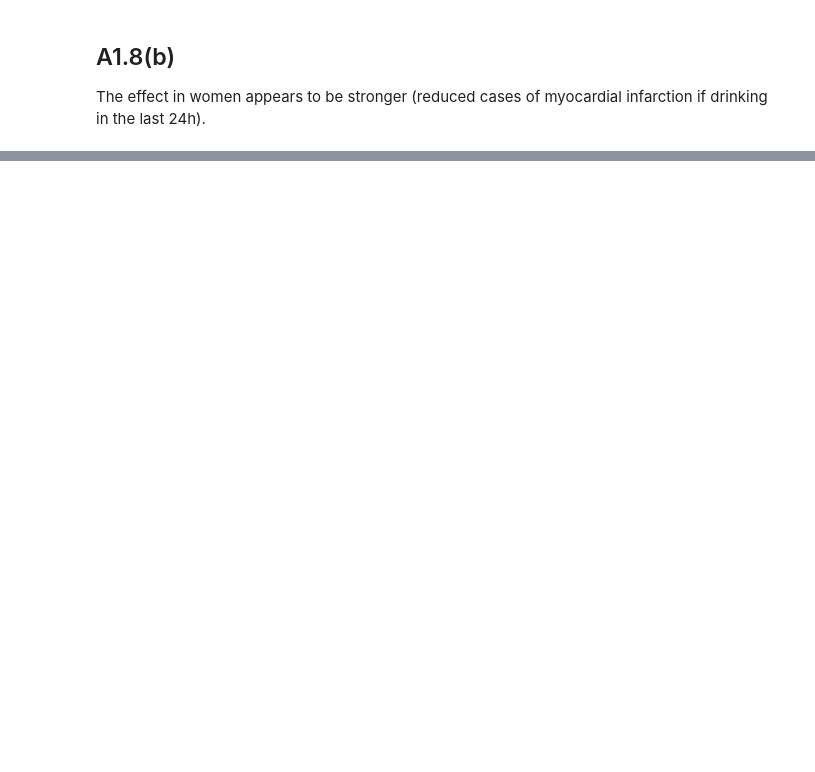
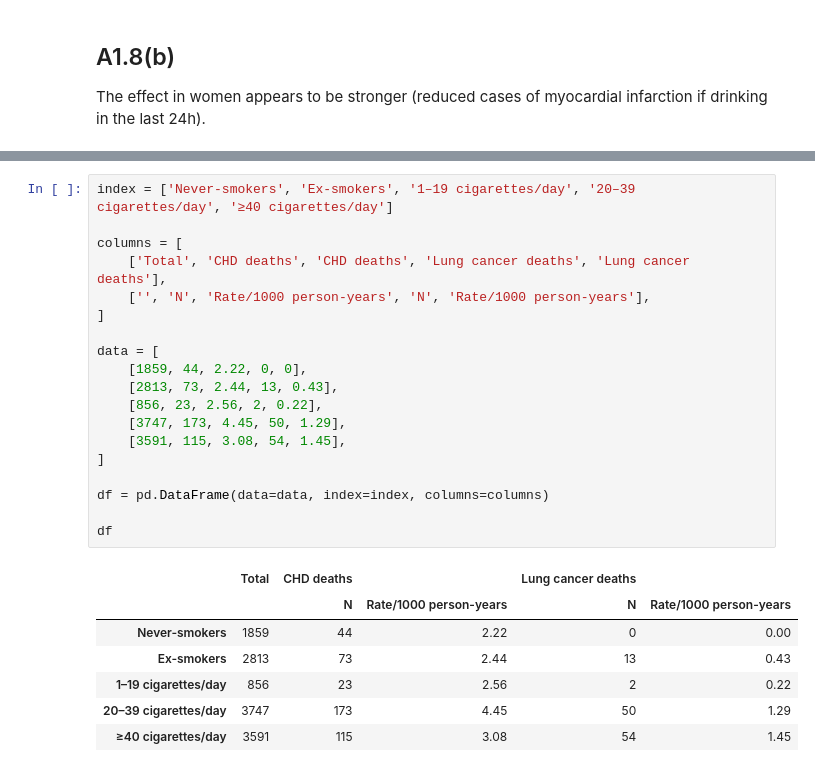
Before and after one commit to jmsdao/intro-biostats-solutions, a Jupyter notebook: Chapter01.ipynb, the cells around one changed output, grey strips where cells are left out. Cells and saved outputs as stored; diff of their text form; blank space fills up the shorter version.

```diff
--- a/Chapter01.ipynb
+++ b/Chapter01.ipynb
@@ -138,0 +161,27 @@ The effect in women appears to be stronger (reduced cases of myocardial infarcti
+# %%
+index = ['Never‐smokers', 'Ex‐smokers', '1–19 cigarettes/day', '20–39 cigarettes/day', '≥40 cigarettes/day']
+
+columns = [
+    ['Total', 'CHD deaths', 'CHD deaths', 'Lung cancer deaths', 'Lung cancer deaths'],
+    ['', 'N', 'Rate/1000 person-years', 'N', 'Rate/1000 person-years'],
+]
+
+data = [
+    [1859, 44, 2.22, 0, 0],
+    [2813, 73, 2.44, 13, 0.43],
+    [856, 23, 2.56, 2, 0.22],
+    [3747, 173, 4.45, 50, 1.29],
+    [3591, 115, 3.08, 54, 1.45],
+]
+
+df = pd.DataFrame(data=data, index=index, columns=columns)
+
+df
+# %% [output]
+|  | Total | CHD deaths |  | Lung cancer deaths |  |
+|  |  | N | Rate/1000 person-years | N | Rate/1000 person-years |
+| Never‐smokers | 1859 | 44 | 2.22 | 0 | 0.00 |
+| Ex‐smokers | 2813 | 73 | 2.44 | 13 | 0.43 |
+| 1–19 cigarettes/day | 856 | 23 | 2.56 | 2 | 0.22 |
+| 20–39 cigarettes/day | 3747 | 173 | 4.45 | 50 | 1.29 |
+| ≥40 cigarettes/day | 3591 | 115 | 3.08 | 54 | 1.45 |
```
Also changed, not shown: parts of 44 cells of this notebook, 1 other file.
